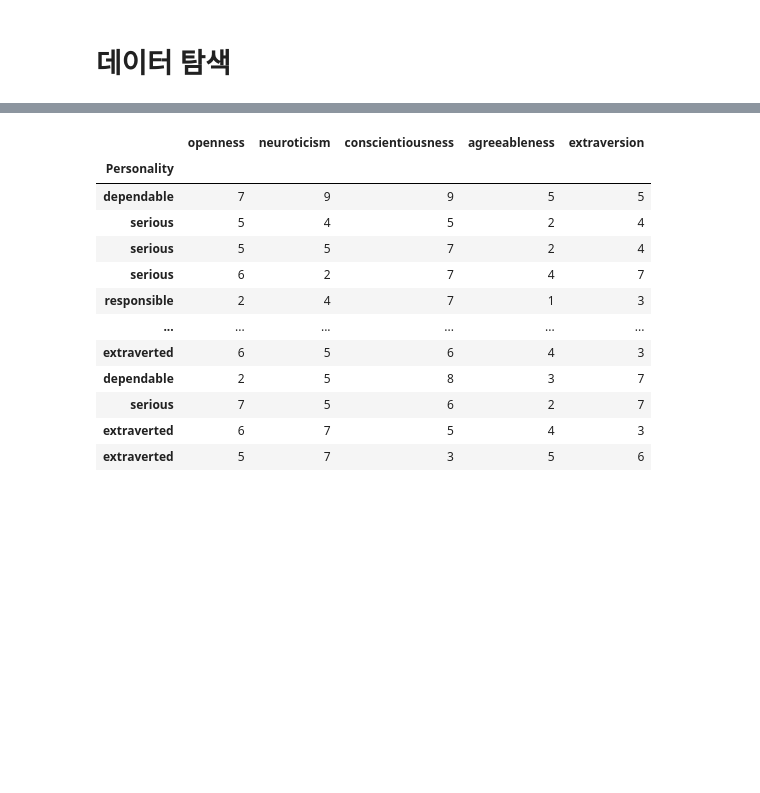
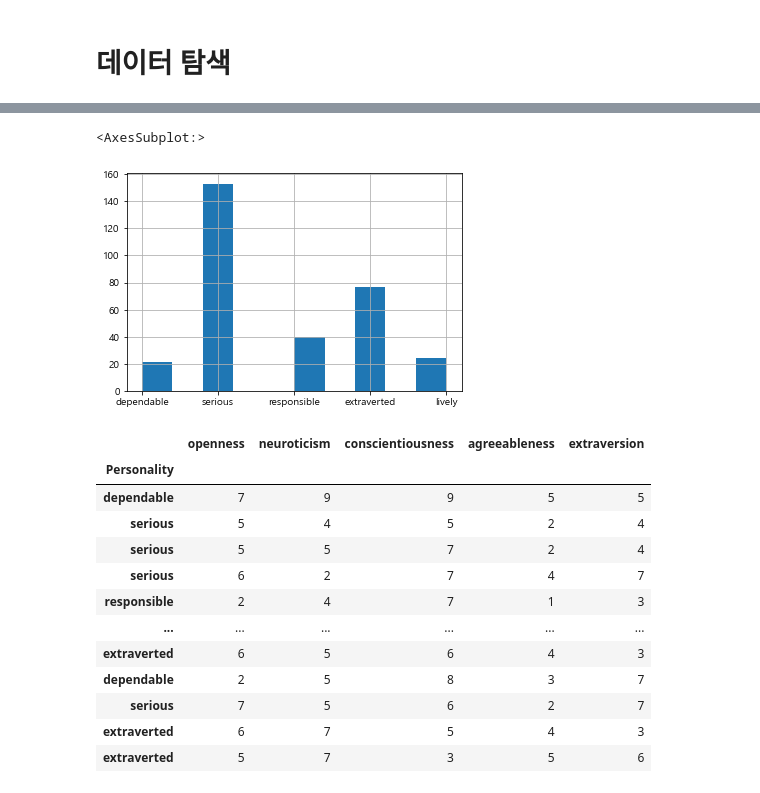
Before and after one commit to Cceugene/Cceugene, a Jupyter notebook: clustering_personality.ipynb, the cells around one changed output, grey strips where cells are left out. Cells and saved outputs as stored; diff of their text form; code cells hidden in the pictures; blank space fills up the shorter version.

```diff
--- a/clustering_personality.ipynb
+++ b/clustering_personality.ipynb
@@ -26,7 +26,7 @@ elif platform.system() == 'Linux':
 # %% [markdown]
 # 데이터 탐색
 # %%
-data = pd.read_csv('/JupyterNotbook/data/personalities.csv')
+data = pd.read_csv('/JupyterNotbook/Data_Analytics/data/personalities.csv')
 print(data.shape)
 data.head(20)
 # %% [output]
@@ -48,6 +48,11 @@ data.head(20)
 | 17 | Male | 18 | 5 | 3 | 5 | 6 | 7 | serious |
 | 18 | Male | 23 | 4 | 2 | 1 | 5 | 6 | serious |
 | 19 | Female | 23 | 5 | 4 | 4 | 5 | 4 | extraverted |
+# %%
+data['Personality'].hist()
+# %% [output]
+<AxesSubplot:>
+[figure, added]
 # %%
 df = data.drop(['gender', 'age'], axis=1)
 # %%
```
Also changed, not shown: 1 other file.
